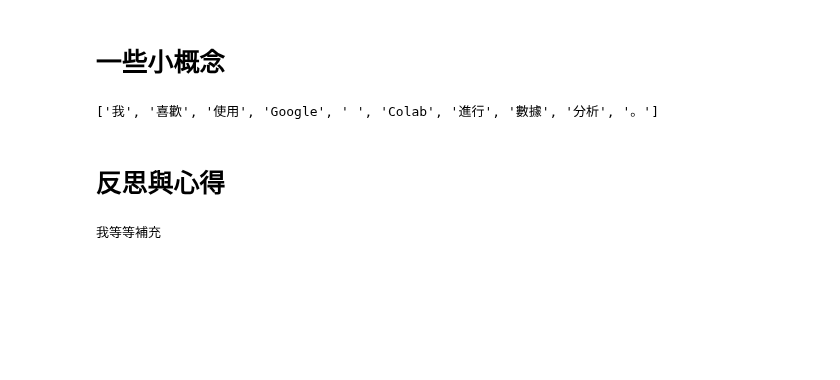
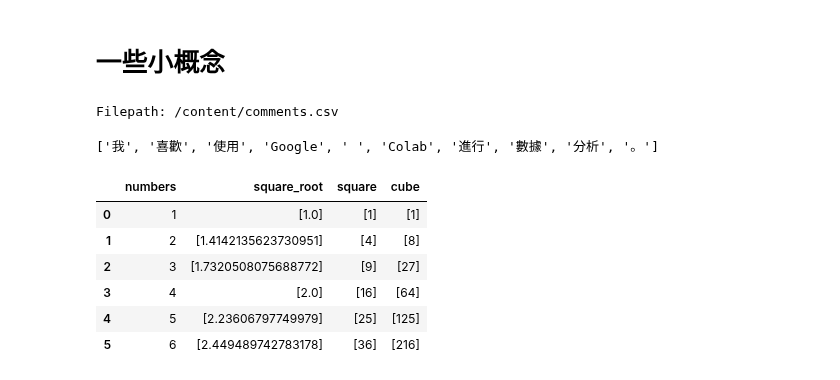
Before and after one commit to jaunty0216/ForSophomoreCourse, a Jupyter notebook: 第十週_地獄美食家.ipynb, the cells around one changed output. Saved outputs shown, nothing was run; the diff lists cells and outputs as text; code cells hidden in the pictures; blank space fills up the shorter version.

```diff
--- a/第十週_地獄美食家.ipynb
+++ b/第十週_地獄美食家.ipynb
@@ -236,3 +243,11 @@ fig.show()
 # %% [markdown]
 # 一些小概念
+# %%
+#知識點一
+#前面的uploaded是dict，key=filename,value=filecontent，items()把這dict分開，
+for filename,_ in uploaded.items():
+    filepath = f"/content/{filename}"
+    print(f"Filepath: {filepath}")
+# %% [output]
+Filepath: /content/comments.csv
 # %%
@@ -257,9 +273,38 @@ words_list = list(words_generator)  # words_list 是一個列表
 print(words_list)  # 輸出斷詞結果的列表
 # %% [output]
 ['我', '喜歡', '使用', 'Google', ' ', 'Colab', '進行', '數據', '分析', '。']
-# %% [markdown]
-# 反思與心得
-# %%
-print("我等等補充")
-# %% [output]
-我等等補充
+# %%
+#知識點三
+#對於會回傳多個list的函數，可以使用apply和lambda函數的結合來取得
+
+def myfunction(x):
+
+  first_stuff = []
+  second_stuff = []
+  third_stuff = []
+
+  first_stuff.append(x**(1/2))
+  second_stuff.append(x**2)
+  third_stuff.append(x**3)
+
+  return first_stuff,second_stuff,third_stuff
+
+numbers = [1,2,3,4,5,6] #list
+
+import pandas as pd
+numbers_dataframe = pd.DataFrame(numbers,columns=['numbers'])
+numbers_dataframe
+
+numbers_dataframe['square_root'] = numbers_dataframe['numbers'].apply(lambda x: myfunction(x)[0])
+numbers_dataframe['square'] = numbers_dataframe['numbers'].apply(lambda x: myfunction(x)[1])
+numbers_dataframe['cube'] = numbers_dataframe['numbers'].apply(lambda x: myfunction(x)[2])
+
+numbers_dataframe
+# %% [output]
+|  | numbers | square_root | square | cube |
+| 0 | 1 | [1.0] | [1] | [1] |
+| 1 | 2 | [1.4142135623730951] | [4] | [8] |
+| 2 | 3 | [1.7320508075688772] | [9] | [27] |
+| 3 | 4 | [2.0] | [16] | [64] |
+| 4 | 5 | [2.23606797749979] | [25] | [125] |
+| 5 | 6 | [2.449489742783178] | [36] | [216] |
```
Also changed, not shown: parts of 10 cells of this notebook.
